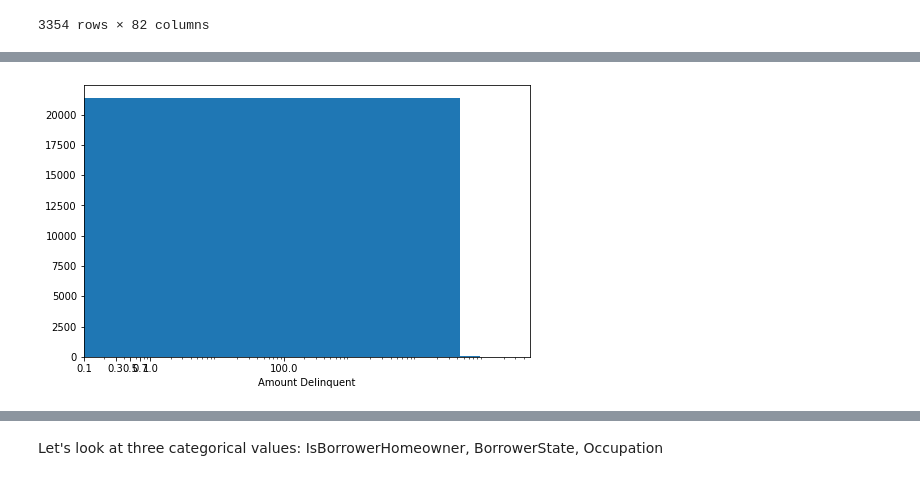
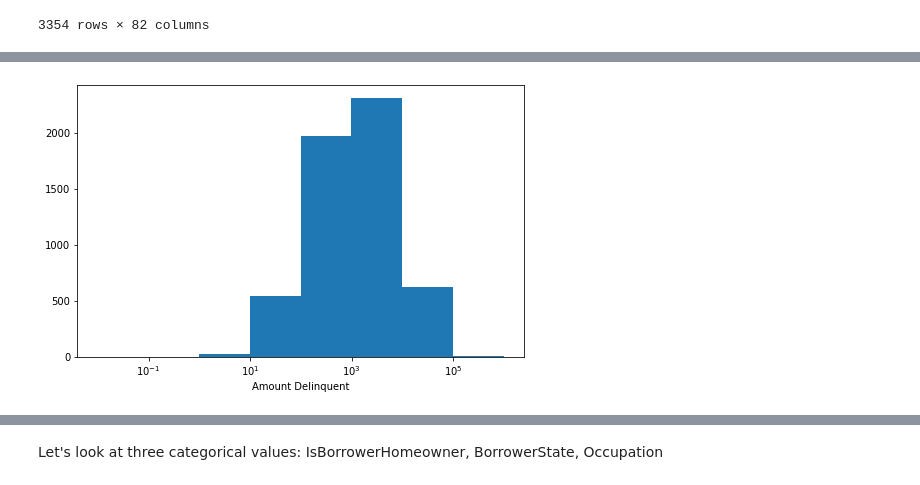
Before and after one commit to werdnamac/prosperloans, a Jupyter notebook: loan_exploration1.ipynb, the cells around one changed output, grey strips where cells are left out. Saved outputs shown, nothing was run; the diff lists cells and outputs as text; code cells hidden in the pictures.

```diff
--- a/loan_exploration1.ipynb
+++ b/loan_exploration1.ipynb
@@ -926,9 +926,11 @@ Almost all the DTIR are less than 1. I think the best way to deal with this is t
 
 binsize = .1
 bins = np.arange(0, loans_to_2008['DebtToIncomeRatio'].max()+binsize, binsize)
+bins=[round(x,1) for x in bins]
+labels = [f'''{bins[i]} - {bins[i +1]}''' for i in range (len(bins) -1)]
 
-dti_bins = pd.cut(loans_to_2008['DebtToIncomeRatio'], bins)
+loans_to_2008['dti_bins'] = pd.cut(loans_to_2008['DebtToIncomeRatio'], bins, labels=labels, include_lowest=True)
 
 # try groupby again
-loans_to_2008.groupby(dti_bins)['DebtToIncomeRatio'].count()
+loans_to_2008.groupby('dti_bins')['DebtToIncomeRatio'].count()
 # %% [output]
@@ -1083,17 +1183,14 @@ I will try a log transformation.
 # %%
-log_binsize = 100
-bins = 10 ** np.arange(0, np.log10(loans_to_2008['AmountDelinquent'].max())+log_binsize, log_binsize)
-
-xticks = np.array([.1, .3, .5, .7, 1, 100])
+binsize = .999
+bins = 10**np.arange(-2, np.log10(loans_to_2008['AmountDelinquent'].max())+binsize, binsize)
 
 plt.figure(figsize=[8, 5])
-plt.hist(data = loans_to_2008, x = 'AmountDelinquent')
+plt.hist(data = loans_to_2008, x = 'AmountDelinquent', bins=bins)
 plt.xscale('log')
-plt.xticks(xticks, xticks)
+#plt.xlim(0, 1000)
 
-#plt.xticks([100, 200, 500, 1e3, 1e4, 2e4, 3e4, 4e4], [100, '1k', '2k', '5k', '10k', '20k', '30k', '40k'])
 plt.xlabel('Amount Delinquent')
 plt.show()
 # %% [output]
-[figure, old version]
+[figure, new version]
 # %%
```
Also changed, not shown: parts of 54 cells of this notebook.
